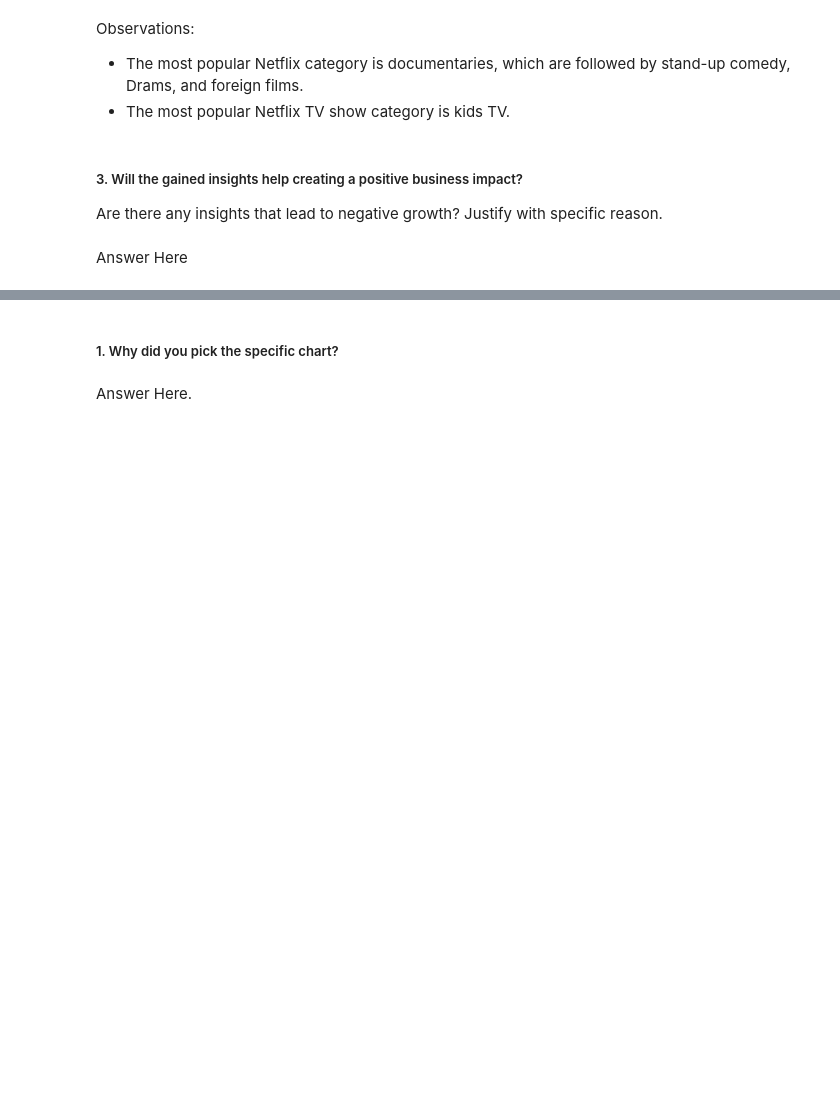
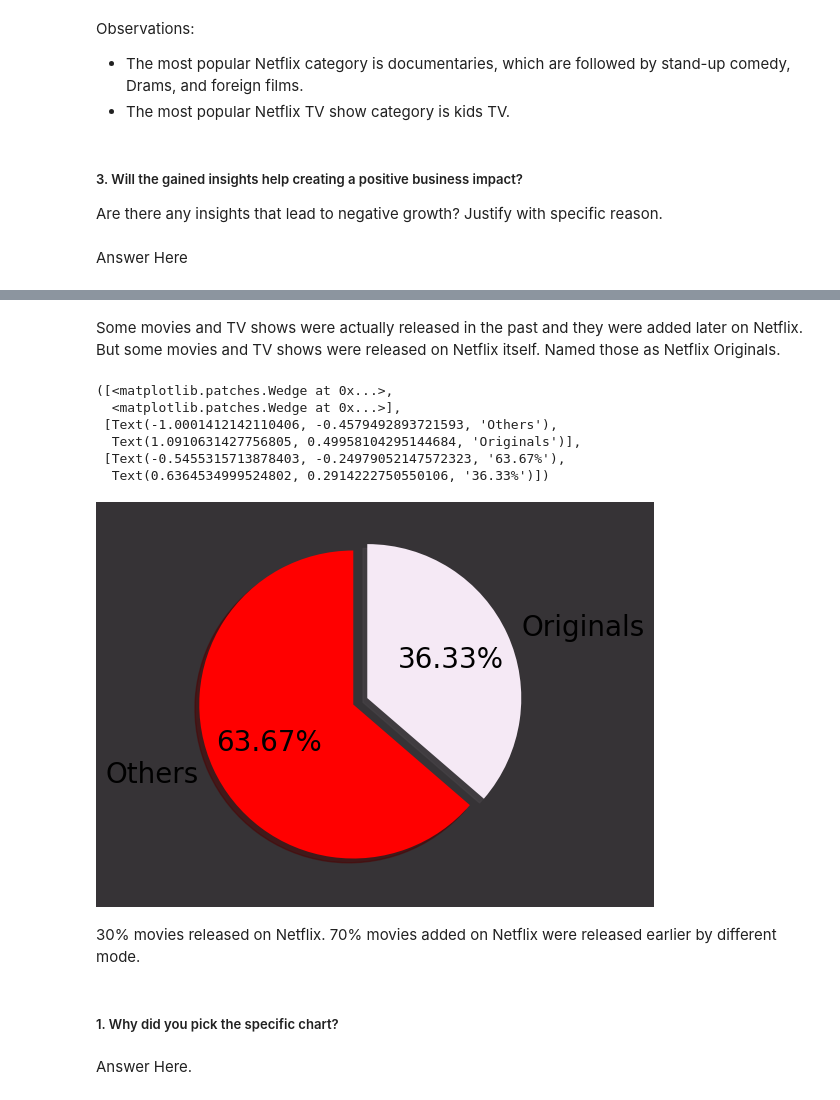
Before and after one commit to GaytriChoudhari/Unsupervised_ML_Netflix_Movies_and_TV_Shows_Clustering, a Jupyter notebook: Unsupervised_ML_Netflix_Movies_and_TV_Shows_Clustering.ipynb, the cells around one changed output, grey strips where cells are left out. Cells and saved outputs as stored; diff of their text form; code cells hidden in the pictures; blank space fills up the shorter version.

```diff
--- a/Unsupervised_ML_Netflix_Movies_and_TV_Shows_Clustering.ipynb
+++ b/Unsupervised_ML_Netflix_Movies_and_TV_Shows_Clustering.ipynb
@@ -733,0 +732,5 @@ Answer Here
+# %%
+# Chart - 10 visualization code
+df['date_added'] = pd.to_datetime(df['date_added'])
+df['year_added'] = df['date_added'].dt.year
+df
@@ -734,3 +751,24 @@ Answer Here
+# %% [markdown]
+
+Some movies and TV shows were actually released in the past and they were added later on Netflix. But some movies and TV shows were released on Netflix itself. Named those as Netflix Originals.
+# %%
+df['originals'] = np.where(df['release_year'] == df['year_added'], 'Yes', 'No')
+# pie plot showing percentage of originals and others in movies
+fig, ax = plt.subplots(figsize=(5,5),facecolor="#363336")
+ax.patch.set_facecolor('#363336')
+explode = (0, 0.1)
+ax.pie(df['originals'].value_counts(), explode=explode, autopct='%.2f%%', labels= ['Others', 'Originals'],
+       shadow=True, startangle=90,textprops={'color':"black", 'fontsize': 20}, colors =['red','#F5E9F5'])
+# %% [output]
+([<matplotlib.patches.Wedge at 0x...>,
+  <matplotlib.patches.Wedge at 0x...>],
+ [Text(-1.0001412142110406, -0.4579492893721593, 'Others'),
+  Text(1.0910631427756805, 0.49958104295144684, 'Originals')],
+ [Text(-0.5455315713878403, -0.24979052147572323, '63.67%'),
+  Text(0.6364534999524802, 0.2914222750550106, '36.33%')])
+[figure, added]
+# %% [markdown]
+30% movies released on Netflix. 70% movies added on Netflix were released earlier by different mode.
 # %% [markdown]
 ##### 1. Why did you pick the specific chart?
 # %% [markdown]
```
Also changed, not shown: parts of 4 cells of this notebook.
